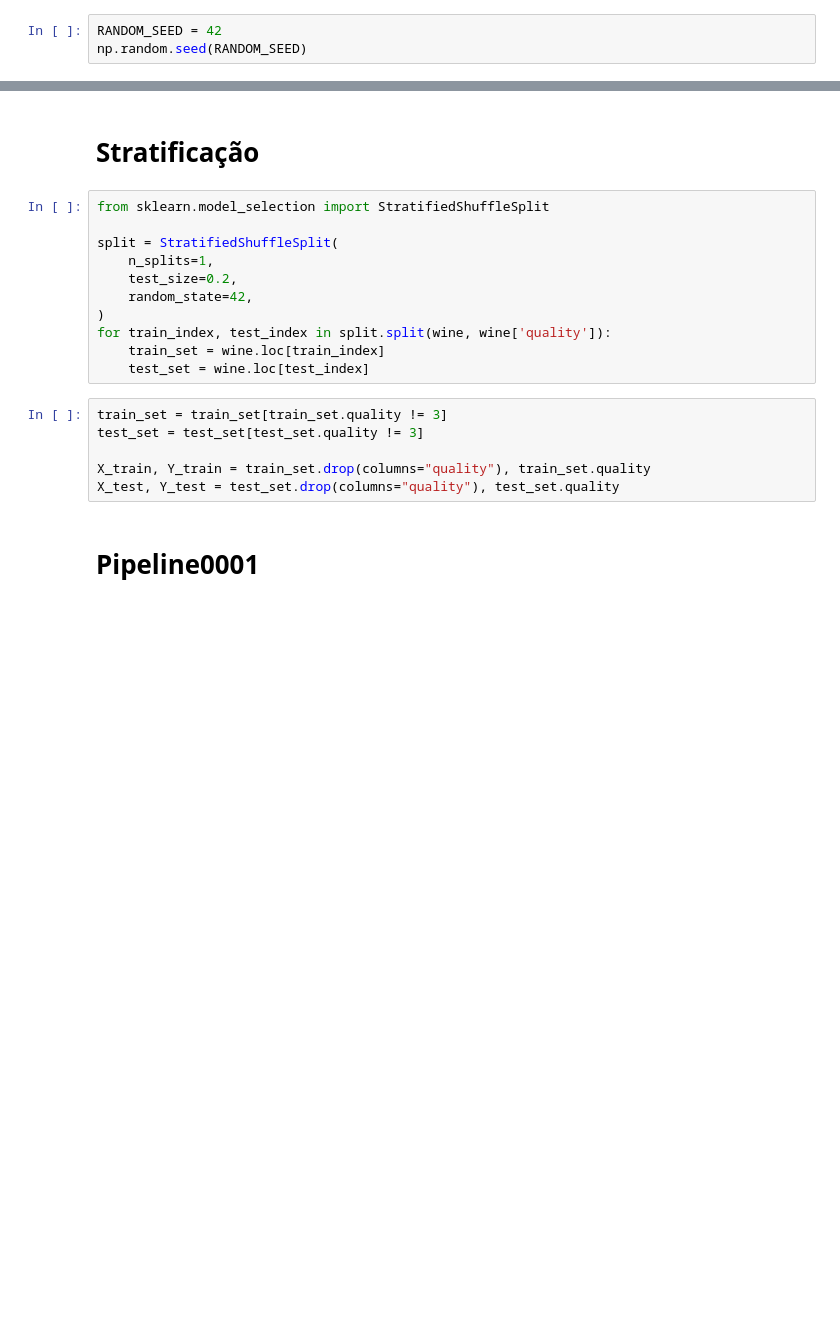
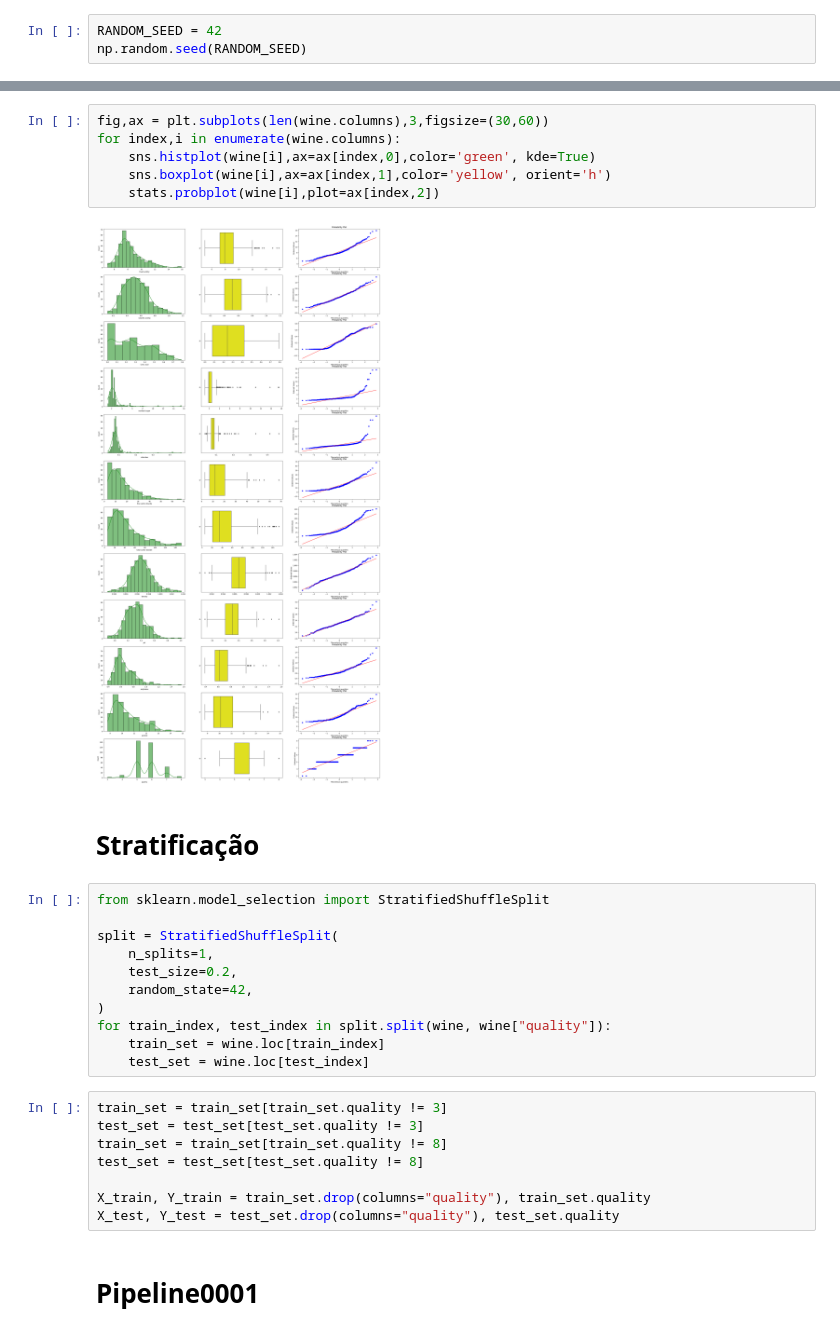
Before and after one commit to Vigrel/ML-project, a Jupyter notebook: ml-project/notebooks/wine_quality0001.ipynb, the cells around one changed output, grey strips where cells are left out. Drawn from its saved outputs; the diff is of its cells as text; blank space fills up the shorter version.

```diff
--- a/ml-project/notebooks/wine_quality0001.ipynb
+++ b/ml-project/notebooks/wine_quality0001.ipynb
@@ -38,3 +51,11 @@ wine.head()
+# %%
+fig,ax = plt.subplots(len(wine.columns),3,figsize=(30,60))
+for index,i in enumerate(wine.columns):
+    sns.histplot(wine[i],ax=ax[index,0],color='green', kde=True)
+    sns.boxplot(wine[i],ax=ax[index,1],color='yellow', orient='h')
+    stats.probplot(wine[i],plot=ax[index,2])
+# %% [output]
+[figure, added]
 # %% [markdown]
 # Stratificação
 # %%
@@ -45,12 +66,14 @@ split = StratifiedShuffleSplit(
     test_size=0.2,
     random_state=42,
 )
-for train_index, test_index in split.split(wine, wine['quality']):
+for train_index, test_index in split.split(wine, wine["quality"]):
     train_set = wine.loc[train_index]
     test_set = wine.loc[test_index]
 # %%
 train_set = train_set[train_set.quality != 3]
 test_set = test_set[test_set.quality != 3]
+train_set = train_set[train_set.quality != 8]
+test_set = test_set[test_set.quality != 8]
 
 X_train, Y_train = train_set.drop(columns="quality"), train_set.quality
 X_test, Y_test = test_set.drop(columns="quality"), test_set.quality
```
Also changed, not shown: parts of 20 cells of this notebook.
